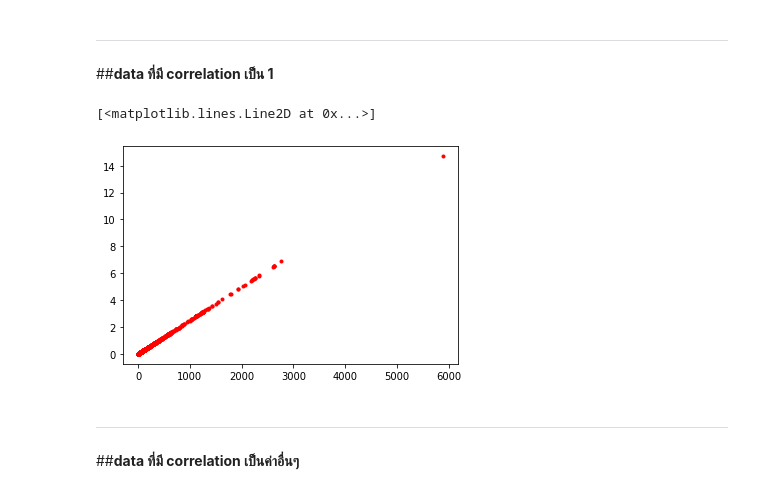
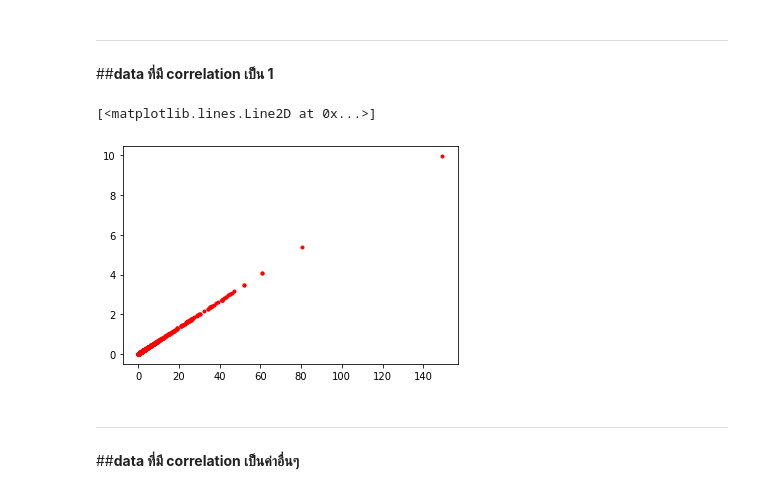
Before and after one commit to sitthatkaja/multivariate, a Jupyter notebook: Chapter3_PCA.ipynb, the cells around one changed output. Drawn from its saved outputs; the diff is of its cells as text; code cells hidden in the pictures.

```diff
--- a/Chapter3_PCA.ipynb
+++ b/Chapter3_PCA.ipynb
@@ -537,10 +537,10 @@ from matplotlib import pyplot as plt
 ***
 ##**data ที่มี correlation เป็น 1**
 # %%
-plt.plot(newdata.iloc[:,11],newdata.iloc[:,28],'r.')
+plt.plot(newdata.iloc[:,10],newdata.iloc[:,27],'r.')
 # %% [output]
 [<matplotlib.lines.Line2D at 0x...>]
-[figure, old version]
+[figure, new version]
 # %% [markdown]
 ***
 ##**data ที่มี correlation เป็นค่าอื่นๆ**
```
Also changed, not shown: parts of 10 cells of this notebook.
